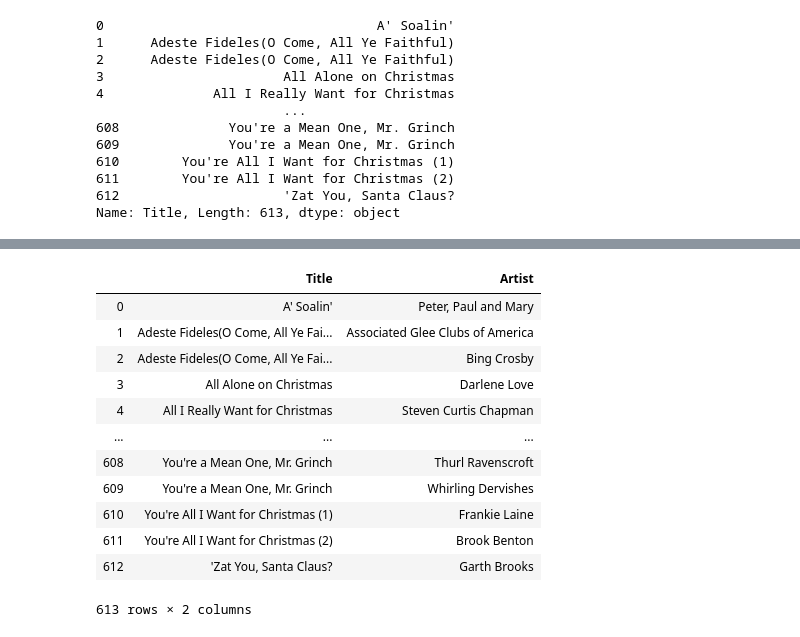
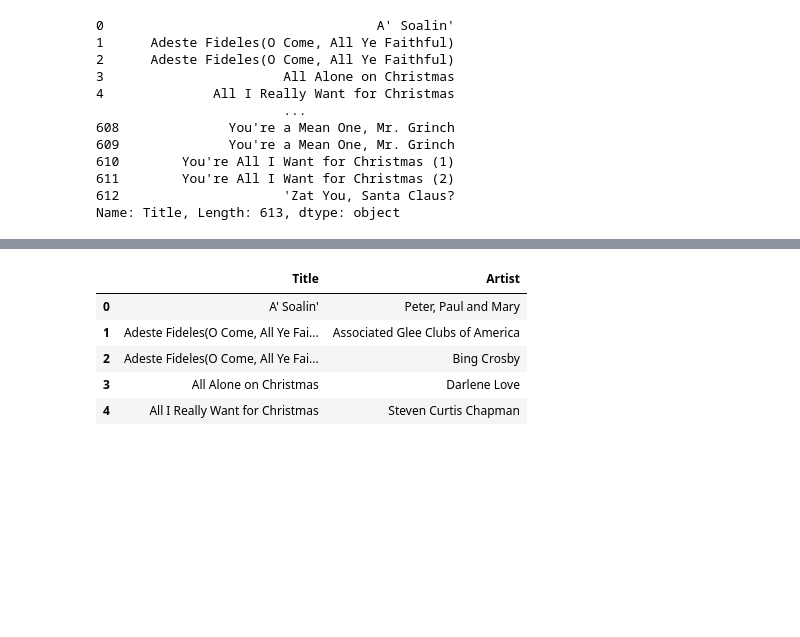
Before and after one commit to ejwallace18/WinterDataLand, a Jupyter notebook: Resources/Clean_ Dataset.ipynb, the cells around one changed output, grey strips where cells are left out. Drawn from its saved outputs; the diff is of its cells as text; code cells hidden in the pictures; blank space fills up the shorter version.

```diff
--- a/Resources/Clean_ Dataset.ipynb
+++ b/Resources/Clean_ Dataset.ipynb
@@ -86,17 +79,12 @@ carol_df.head(84)
 # %%
-carol_df.drop(columns=['Additional information', 'Year'])
+# drop unwanted columns
+carol_df = carol_df.drop(columns=['Additional information', 'Year'])
+carol_df.head()
 # %% [output]
 |  | Title | Artist |
 | 0 | A' Soalin' | Peter, Paul and Mary |
 | 1 | Adeste Fideles(O Come, All Ye Fai... | Associated Glee Clubs of America |
 | 2 | Adeste Fideles(O Come, All Ye Fai... | Bing Crosby |
 | 3 | All Alone on Christmas | Darlene Love |
 | 4 | All I Really Want for Christmas | Steven Curtis Chapman |
-| ... | ... | ... |
-| 608 | You're a Mean One, Mr. Grinch | Thurl Ravenscroft |
-| 609 | You're a Mean One, Mr. Grinch | Whirling Dervishes |
-| 610 | You're All I Want for Christmas (1) | Frankie Laine |
-| 611 | You're All I Want for Christmas (2) | Brook Benton |
-| 612 | 'Zat You, Santa Claus? | Garth Brooks |
-613 rows × 2 columns
 # %%
```
Also changed, not shown: parts of 12 cells of this notebook, 3 other files.
